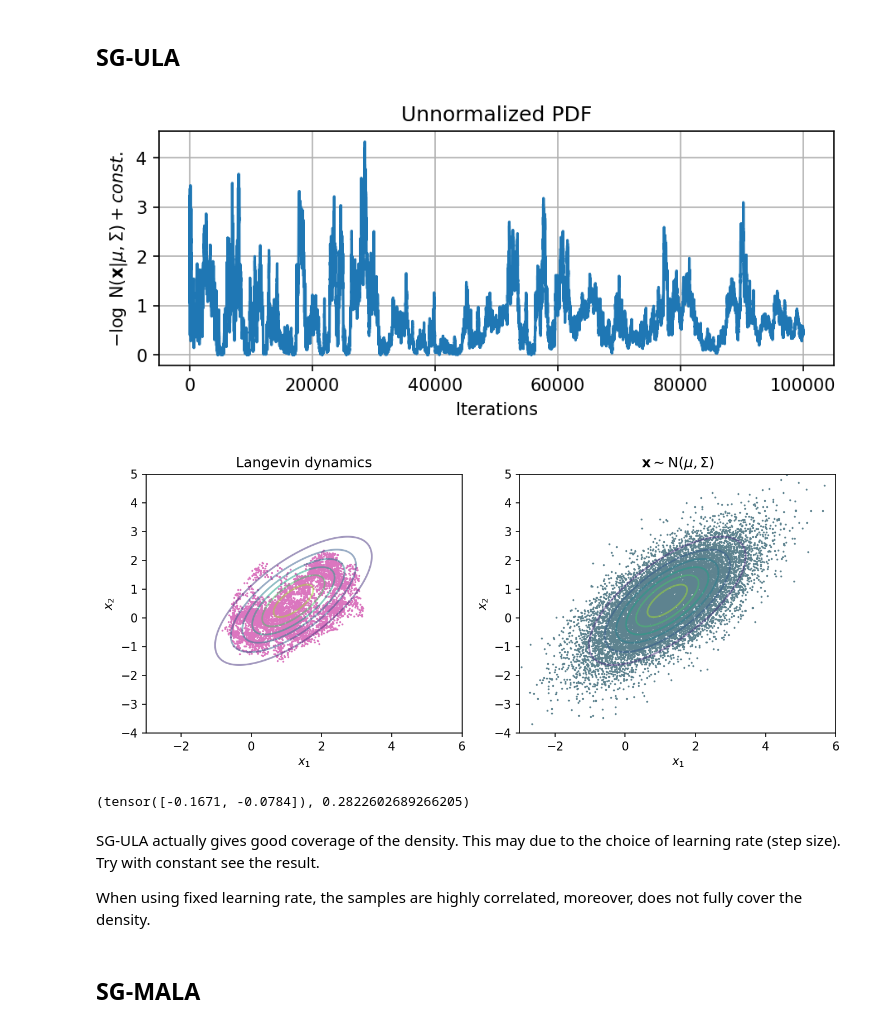
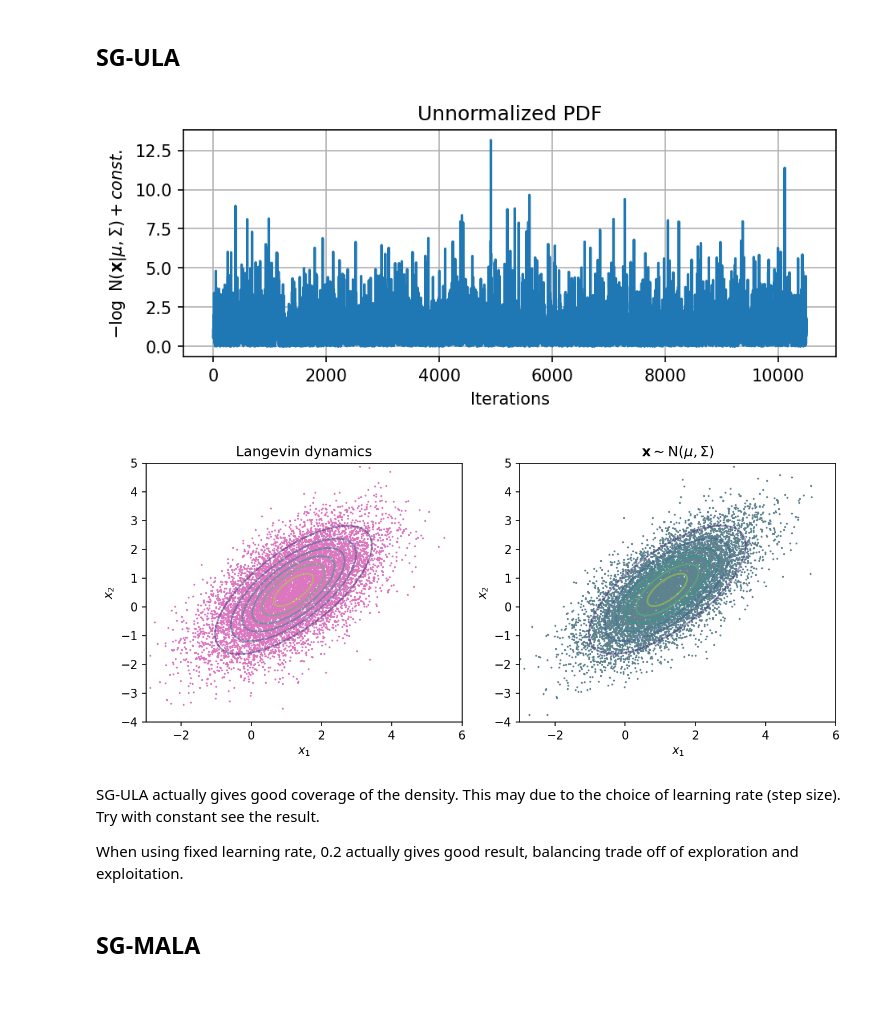
Before and after one commit to shushuzh/608-project, a Jupyter notebook: src/project.ipynb, the cells around one changed output. Cells and saved outputs as stored; diff of their text form; code cells hidden in the pictures; blank space fills up the shorter version.

Commit message:
debug the ksd and SGULA example in the notebook.

```diff
--- a/src/project.ipynb
+++ b/src/project.ipynb
@@ -72,6 +72,8 @@ cov = (
 )
 gaussian_dist = GaussianDistribution(mu, cov, device=device)
 # %%
+# tensorflow distrbution
+tfd = tfp.distributions
 m = mu.numpy()
 sigma = cov.numpy()
 gaussian = tfd.MultivariateNormalFullCovariance(
@@ -267,82 +297,68 @@ plt.show()
 # %% [markdown]
 ## SG-ULA
 # %%
-max_itr = int(1e5)
+max_itr = int(1e4+500)
 x = torch.zeros([2], requires_grad=True, device=device)
 langevin_dynamics = LangevinDynamics(
     x,
     gaussian_dist.nl_pdf,
-    lr=1e-1,
+    lr=0.2,
     # lr_final=4e-2,
     max_itr=max_itr,
     device=device
 )
 
-hist_samples = []
-loss_log = []
+hist_samples_sgula = []
+loss_log_sgula = []
 for j in tqdm(range(max_itr)):
     est, loss = langevin_dynamics.sample()
-    loss_log.append(loss)
-    if j%3 == 0:
-        hist_samples.append(est.cpu().numpy())
-est_samples = np.array(hist_samples)[200:]
+    loss_log_sgula.append(loss)
+    # if j%3 == 0:
+    # without thinning -- same setup as MCMC
+    hist_samples_sgula.append(est.cpu().numpy())
+est_samples_sgula = np.array(hist_samples_sgula)[200:]
 
-num_samples = est_samples.shape[0]
-true_samples = np.zeros([num_samples, 2])
-for j in range(num_samples):
-    true_samples[j, :] = gaussian_dist.sample().cpu().numpy()
+num_samples_sgula = est_samples_sgula.shape[0]
+true_samples_sgula = np.zeros([num_samples_sgula, 2])
+for j in range(num_samples_sgula):
+    true_samples_sgula[j, :] = gaussian_dist.sample().cpu().numpy()
 # %%
-from  scipy.stats import multivariate_normal
-
-# contour plot
-N = 300
-X = np.linspace(-2, 7, N)
-Y = np.linspace(-3, 6, N)
-X, Y = np.meshgrid(X, Y)
-pos = np.dstack((X, Y))
-rv = multivariate_normal(mu, cov)
-Z = rv.pdf(pos)
-
 fig = plt.figure("training logs - net", dpi=150, figsize=(7, 2.5))
-plt.plot(loss_log)
+plt.plot(loss_log_sgula)
 plt.title("Unnormalized PDF")
 plt.xlabel("Iterations")
 plt.ylabel(r"$- \log \ \mathrm{N}(\mathbf{x} | \mu, \Sigma) + const.$")
 plt.grid()
 
 fig = plt.figure(dpi=150, figsize=(9, 4))
 plt.subplot(121)
 plt.contour(X, Y, Z, alpha=0.5)
-plt.scatter(est_samples[5000::5, 0], est_samples[5000::5, 1], s=.5,
+plt.scatter(est_samples_sgula[500:, 0], est_samples_sgula[500:, 1], s=.5,
             color="#db76bf")
 plt.xlabel(r"$x_1$")
 plt.ylabel(r"$x_2$")
 plt.xlim([-3, 6])
 plt.ylim([-4, 5])
 plt.title("Langevin dynamics")
 
 plt.subplot(122)
 plt.contour(X, Y, Z, alpha=0.5)
-p2 = plt.scatter(true_samples[5000::2, 0], true_samples[5000::2, 1], s=.5,
+p2 = plt.scatter(true_samples_sgula[500:, 0], true_samples_sgula[500:, 1], s=.5,
                  color="#5e838f")
 plt.xlabel(r"$x_1$")
 plt.ylabel(r"$x_2$")
 plt.xlim([-3, 6])
 plt.ylim([-4, 5])
 plt.title(r"$\mathbf{x} \sim \mathrm{N}(\mu, \Sigma)$")
 plt.tight_layout()
 plt.show()
 # %% [output]
-[figure, old version]
+[figure, new version]
-[figure, old version]
+[figure, new version]
-# %%
-langevin_dynamics.sample()
-# %% [output]
-(tensor([-0.1671, -0.0784]), 0.2822602689266205)
 # %% [markdown]
 SG-ULA actually gives good coverage of the density. This may due to the choice of learning rate (step size). Try with constant see the result.
 
-When using fixed learning rate, the samples are highly correlated, moreover, does not fully cover the density.
+When using fixed learning rate, 0.2 actually gives good result, balancing trade off of exploration and exploitation.
 # %% [markdown]
 ## SG-MALA
 # %%
```
Also changed, not shown: parts of 12 cells of this notebook, 4 other files.
